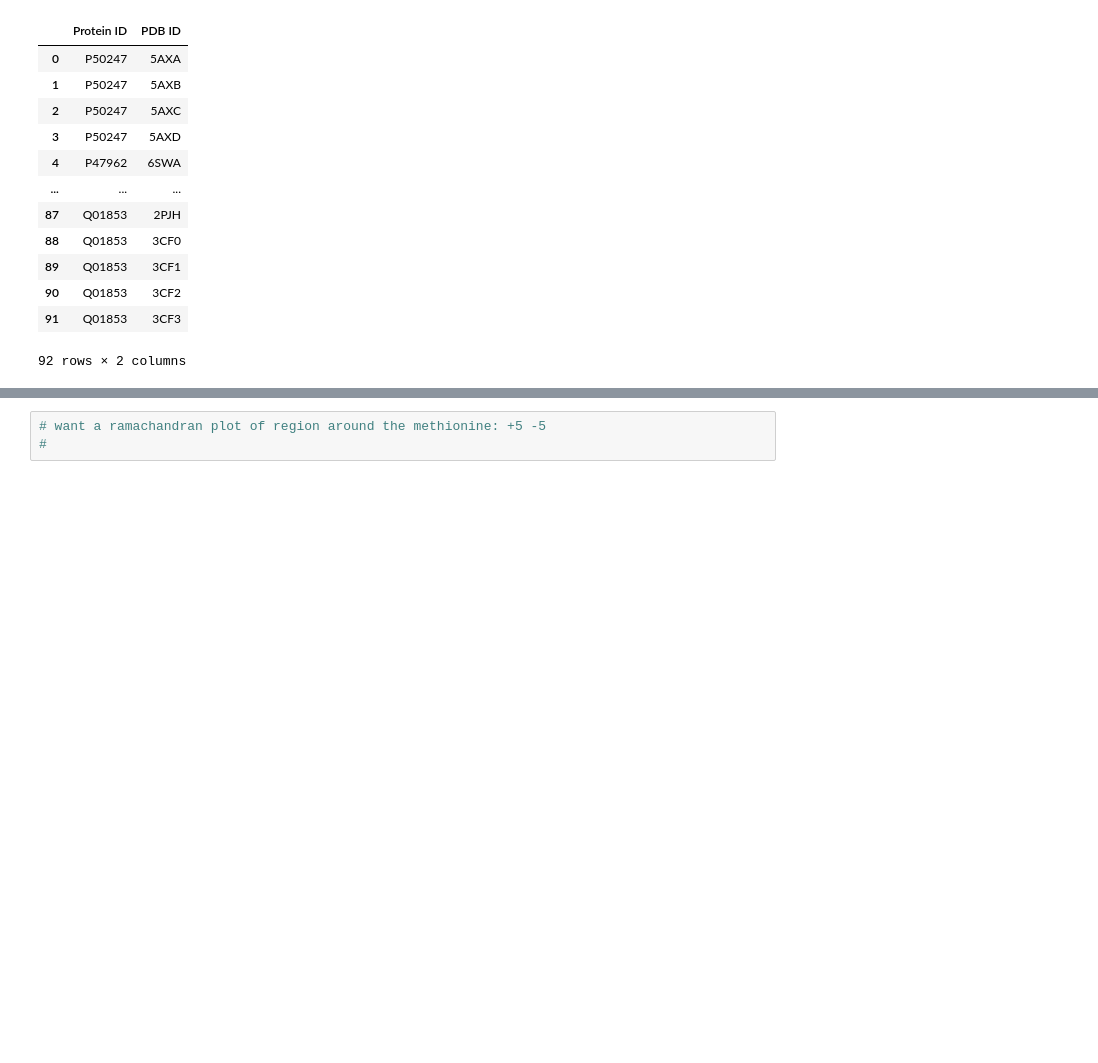
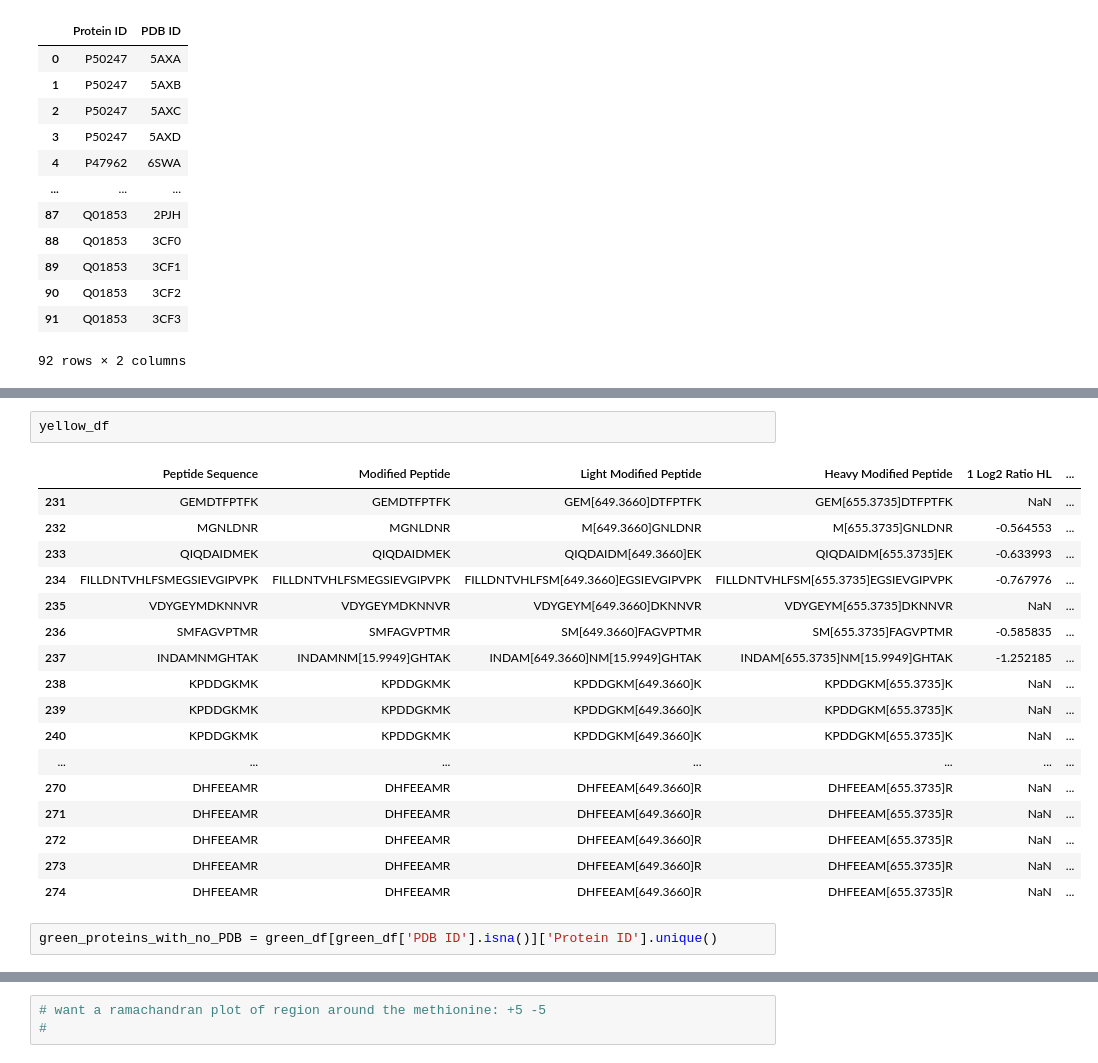
Before and after one commit to ritster/methionine-analysis, a Jupyter notebook: amr/Ramachandran_Analysis.ipynb, the cells around one changed output, grey strips where cells are left out. Drawn from its saved outputs; the diff is of its cells as text; blank space fills up the shorter version.

```diff
--- a/amr/Ramachandran_Analysis.ipynb
+++ b/amr/Ramachandran_Analysis.ipynb
@@ -100,0 +138,22 @@ RvsS_df_with_PDB_id
+# %%
+yellow_df
+# %% [output]
+|  | Peptide Sequence | Modified Peptide | Light Modified Peptide | Heavy Modified Peptide | 1 Log2 Ratio HL | ... |
+| 231 | GEMDTFPTFK | GEMDTFPTFK | GEM[649.3660]DTFPTFK | GEM[655.3735]DTFPTFK | NaN | ... |
+| 232 | MGNLDNR | MGNLDNR | M[649.3660]GNLDNR | M[655.3735]GNLDNR | -0.564553 | ... |
+| 233 | QIQDAIDMEK | QIQDAIDMEK | QIQDAIDM[649.3660]EK | QIQDAIDM[655.3735]EK | -0.633993 | ... |
+| 234 | FILLDNTVHLFSMEGSIEVGIPVPK | FILLDNTVHLFSMEGSIEVGIPVPK | FILLDNTVHLFSM[649.3660]EGSIEVGIPVPK | FILLDNTVHLFSM[655.3735]EGSIEVGIPVPK | -0.767976 | ... |
+| 235 | VDYGEYMDKNNVR | VDYGEYMDKNNVR | VDYGEYM[649.3660]DKNNVR | VDYGEYM[655.3735]DKNNVR | NaN | ... |
+| 236 | SMFAGVPTMR | SMFAGVPTMR | SM[649.3660]FAGVPTMR | SM[655.3735]FAGVPTMR | -0.585835 | ... |
+| 237 | INDAMNMGHTAK | INDAMNM[15.9949]GHTAK | INDAM[649.3660]NM[15.9949]GHTAK | INDAM[655.3735]NM[15.9949]GHTAK | -1.252185 | ... |
+| 238 | KPDDGKMK | KPDDGKMK | KPDDGKM[649.3660]K | KPDDGKM[655.3735]K | NaN | ... |
+| 239 | KPDDGKMK | KPDDGKMK | KPDDGKM[649.3660]K | KPDDGKM[655.3735]K | NaN | ... |
+| 240 | KPDDGKMK | KPDDGKMK | KPDDGKM[649.3660]K | KPDDGKM[655.3735]K | NaN | ... |
+| ... | ... | ... | ... | ... | ... | ... |
+| 270 | DHFEEAMR | DHFEEAMR | DHFEEAM[649.3660]R | DHFEEAM[655.3735]R | NaN | ... |
+| 271 | DHFEEAMR | DHFEEAMR | DHFEEAM[649.3660]R | DHFEEAM[655.3735]R | NaN | ... |
+| 272 | DHFEEAMR | DHFEEAMR | DHFEEAM[649.3660]R | DHFEEAM[655.3735]R | NaN | ... |
+| 273 | DHFEEAMR | DHFEEAMR | DHFEEAM[649.3660]R | DHFEEAM[655.3735]R | NaN | ... |
+| 274 | DHFEEAMR | DHFEEAMR | DHFEEAM[649.3660]R | DHFEEAM[655.3735]R | NaN | ... |
+# %%
+green_proteins_with_no_PDB = green_df[green_df['PDB ID'].isna()]['Protein ID'].unique()
```
Also changed, not shown: parts of 38 cells of this notebook, 51 other files.
